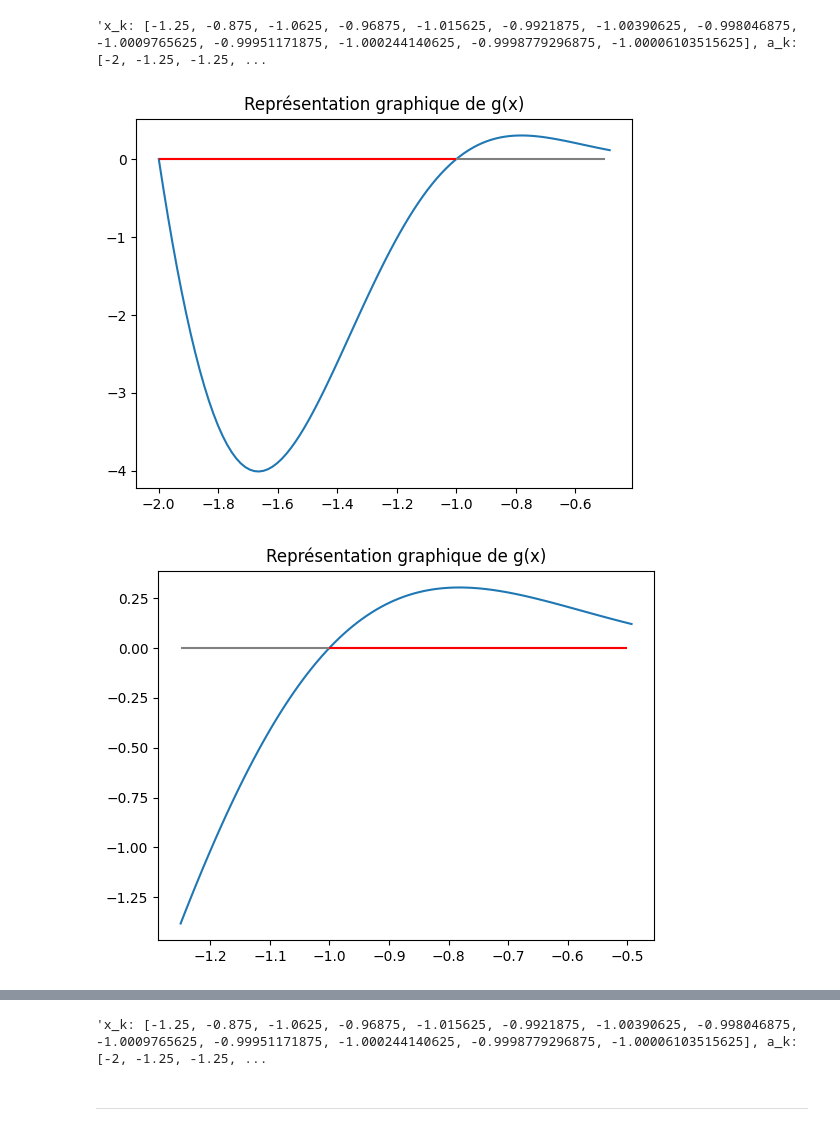
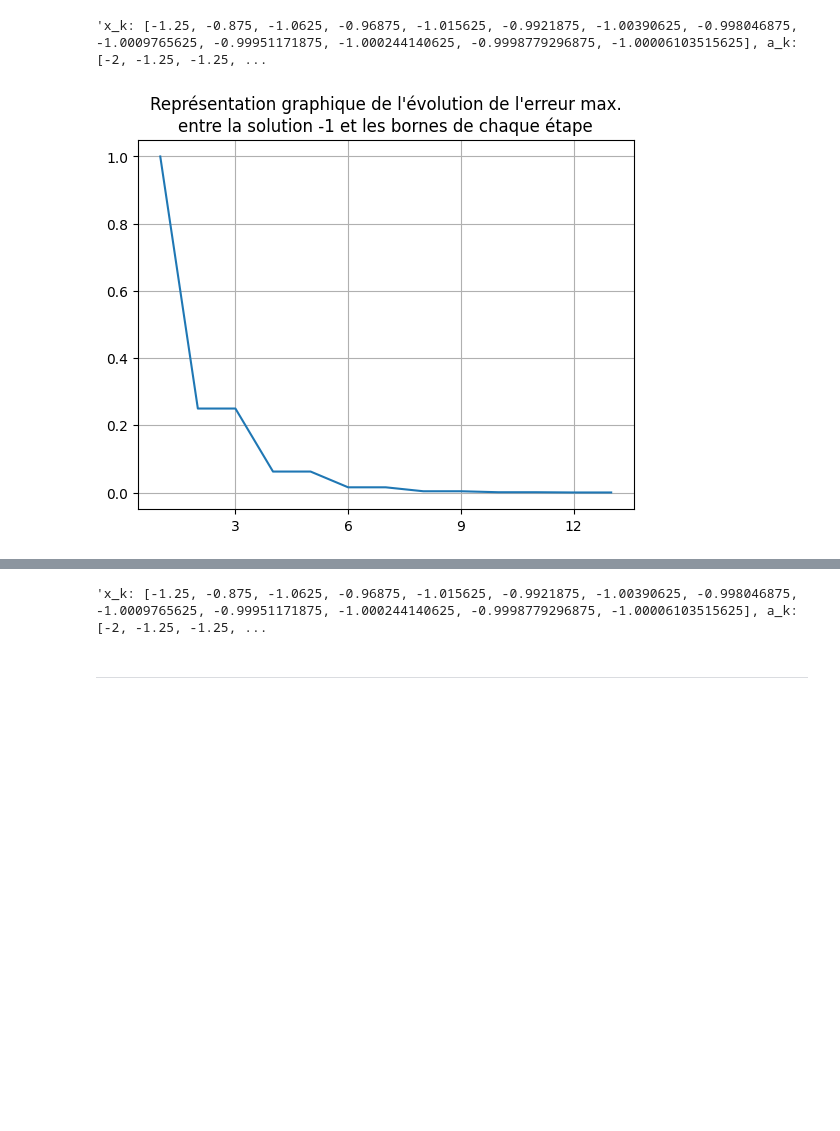
Before and after one commit to SO-CReaT3/EPFL-CodEx, a Jupyter notebook: Mise À Niveau/Serie10.ipynb, the cells around one changed output, grey strips where cells are left out. Cells and saved outputs as stored; diff of their text form; code cells hidden in the pictures; blank space fills up the shorter version.

```diff
--- a/Mise À Niveau/Serie10.ipynb
+++ b/Mise À Niveau/Serie10.ipynb
@@ -185,61 +185,60 @@ resoudre_par_bissection_simple(g, -2, -.5, 1e-08)
 'x_k: [-1.25, -0.875, -1.0625, -0.96875, -1.015625, -0.9921875, -1.00390625, -0.998046875, -1.0009765625, -0.99951171875, -1.000244140625, -0.9998779296875, -1.00006103515625], a_k: [-2, -1.25, -1.25, ...
 # %%
 # 5. Solution du point 5
-def representation_graphique_(f, a, b, N, titre, alpha):
+import matplotlib.ticker as ticker
+
+
+def error_evolution(a, b, N, a_k, b_k, titre, alpha):
     if b > a:
-        x = np.linspace(a, b + (b-a)/N, N)
-        g = f(x)
+        erreur_max = [max(alpha - a_k[i], alpha - b_k[i]) for i in range(len(a_k))]
+        x = np.linspace(1, len(erreur_max), len(erreur_max))
 
-        plt.plot(x, g)
-        plt.hlines(0, a, b, color="grey")
-        if np.abs(alpha - b) > np.abs(alpha - a) :
-            plt.hlines(0, alpha, b, color="red")
-        elif alpha > a:
-            plt.hlines(0, a, alpha, color="red")
+        fig, ax = plt.subplots()
+
+        ax.plot(x, erreur_max)
+        ax.grid()
         plt.title(titre)
-
-        plt.savefig("FigureTP10ICS.pdf", format="pdf")
-
+        ax.xaxis.set_major_locator(ticker.MaxNLocator(nbins=5))
         plt.show()
     else:
         print("Sussy baka !")
 
 
-def resoudre_par_bissection_simple(f, a, b, tol, alpha):
+def resoudre_par_bissection_simple_3(f, a, b, tol, alpha):
     try:
         if a < b:
             if theoreme_de_bolzano(f, a, b):
                 k = 1
                 x_k = []
                 a_k = []
                 b_k = []
                 while (b-a)/(2**(k+1)) >= tol:
                     m_k = (b+a)/2
                     x_k.append(m_k)
                     a_k.append(a)
                     b_k.append(b)
 
-                    representation_graphique_(g, a, b, 100,
-                                              "Représentation graphique de g(x)", alpha)
-
                     if f(a)*f(m_k) < 0:
                         b = m_k
                     elif f(m_k)*f(b) < 0:
                         a = m_k
                     elif f(m_k) == 0:
                         break
                     k += 1
+
+                error_evolution(a, b, 100, a_k, b_k, f"Représentation graphique de l'évolution de l'erreur max.\n\
+entre la solution {alpha} et les bornes de chaque étape", alpha)
+
                 return f"x_k: {x_k}, a_k: {a_k}, b_k: {b_k}, m_k: {m_k}, \
                 i: {np.log2(np.abs(b-a) / (tol)) - 1}, ii: {k}, \
                 (b-a)/(2**(k+1)): (b-a)/(2**(k+1))"
             else:
                 raise IntervalError(a, b)
 
     except IntervalError as e:
         print(e)
 
 
-resoudre_par_bissection_simple(g, -2, -.5, 1e-08, -1)
+resoudre_par_bissection_simple_3(g, -2, -.5, 1e-08, -1)
 # %% [output]
-[figure, old version]
+[figure, new version]
-[figure, removed]
```
Also changed, not shown: parts of 4 cells of this notebook, 2 other files.
